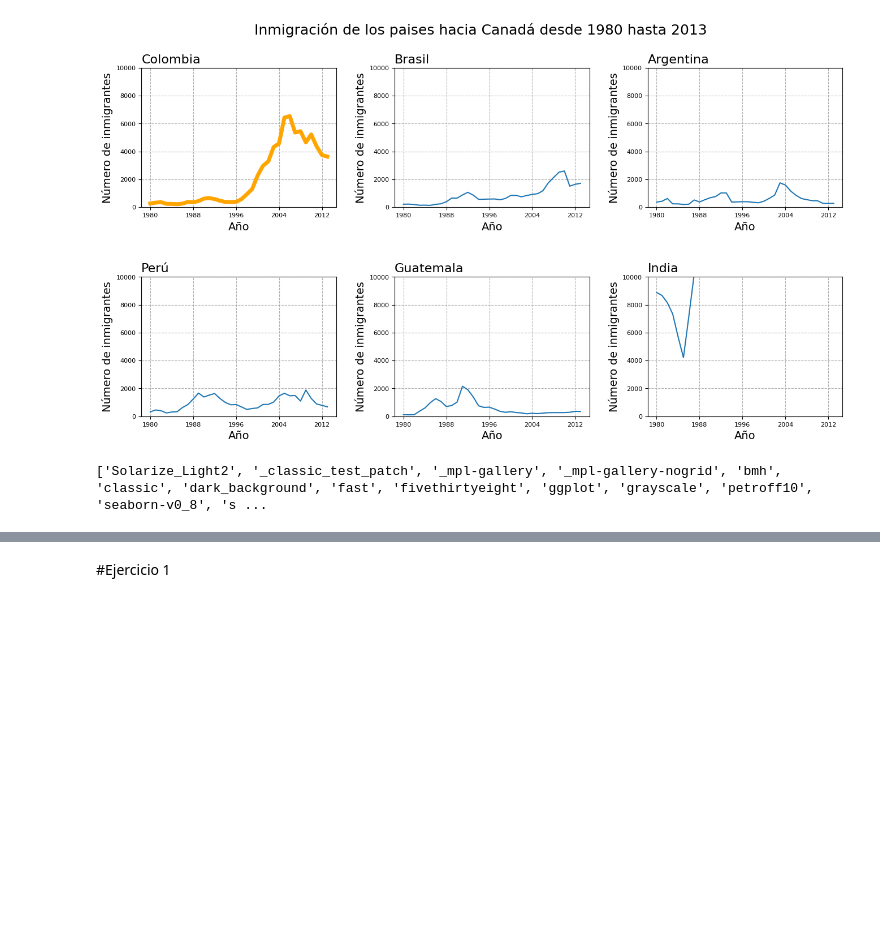
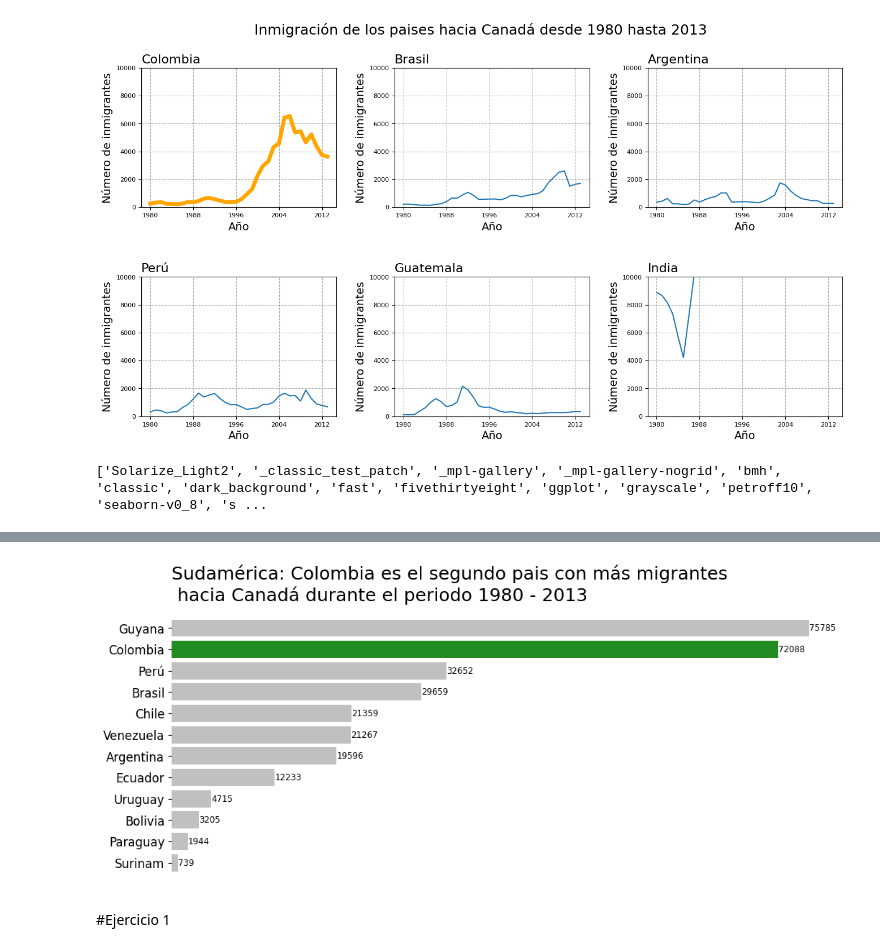
Before and after one commit to MyAppsTest/Visualizaci-n-de-datos-creando-gr-ficos-con-bibliotecas-de-Python, a Jupyter notebook: Visualizacion_de_datos_con_python.ipynb, the cells around one changed output, grey strips where cells are left out. Cells and saved outputs as stored; diff of their text form; code cells hidden in the pictures; blank space fills up the shorter version.

```diff
--- a/Visualizacion_de_datos_con_python.ipynb
+++ b/Visualizacion_de_datos_con_python.ipynb
@@ -184,3 +254,29 @@ print(plt.style.available)
+# %%
+colores = []
+for pais in sudamerica_sorted.index:
+  if pais == "Colombia":
+    colores.append("forestgreen")
+  else:
+    colores.append("silver")
+# %%
+fig, ax = plt.subplots(figsize=(12,5))
+
+ax.set_frame_on(False)
+ax.xaxis.set_visible(False)
+
+ax.barh(sudamerica_sorted.index, sudamerica_sorted["Total"], color=colores)
+ax.set_title("Sudamérica: Colombia es el segundo pais con más migrantes\n hacia Canadá durante el periodo 1980 - 2013", loc="left", fontsize=18)
+ax.set_ylabel("")
+ax.set_xlabel("Número de inmigrantes", fontsize=14)
+ax.xaxis.set_tick_params(labelsize=12)
+ax.yaxis.set_tick_params(labelsize=12)
+
+for i,j in enumerate(sudamerica_sorted["Total"]):
+  ax.text(j+20,i,str(j), color="black", fontsize=8.5, ha="left", va="center")
+
+plt.show()
+# %% [output]
+[figure, added]
 # %% [markdown]
 #Ejercicio 1
 # %%
```
Also changed, not shown: parts of 8 cells of this notebook.
